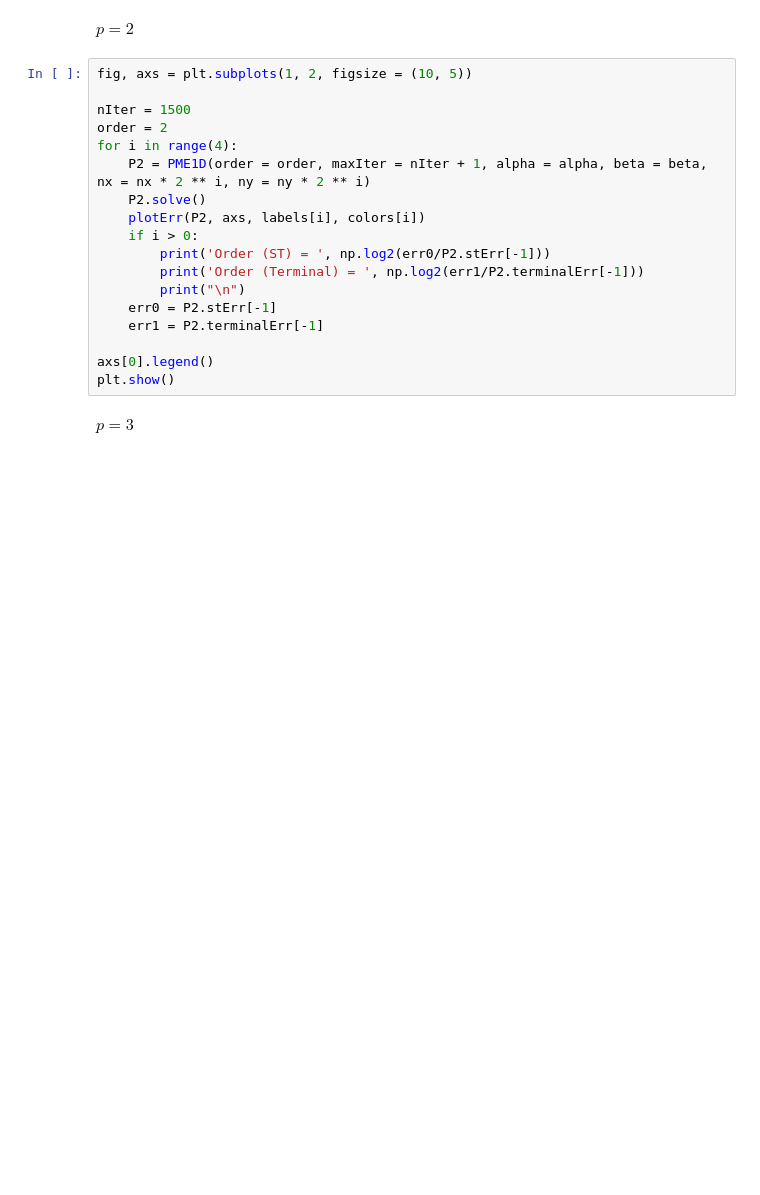
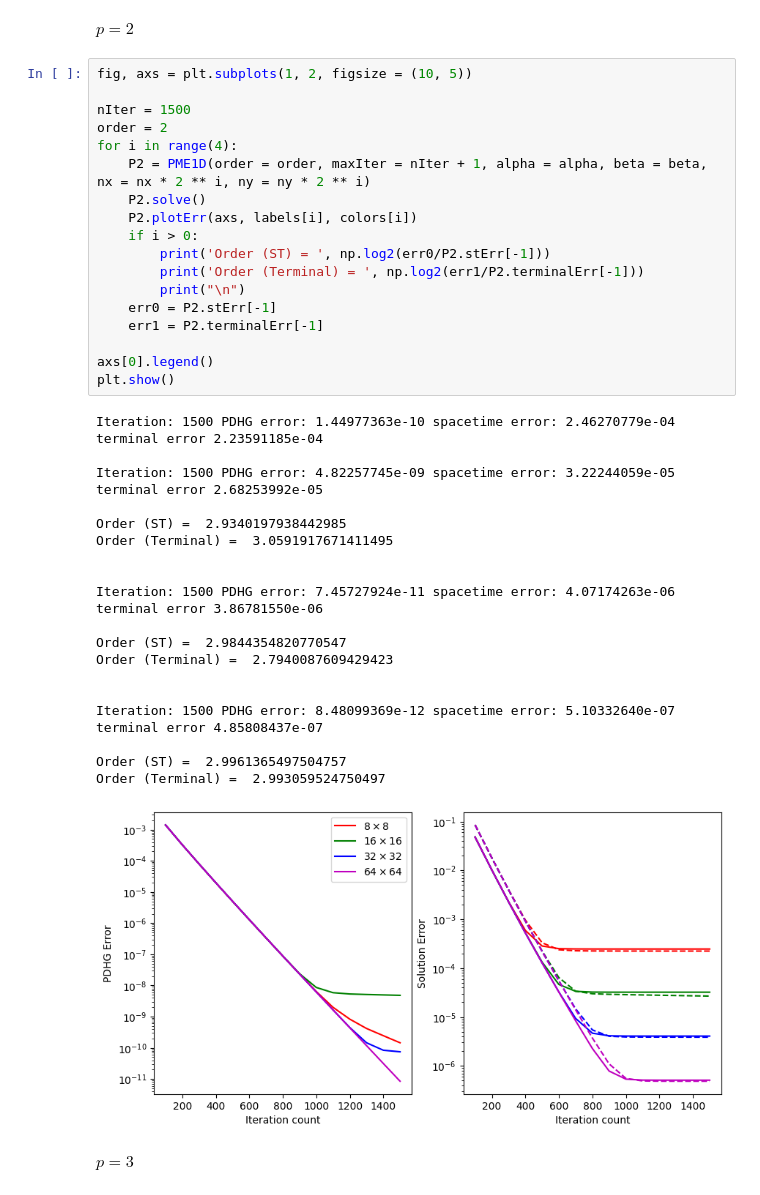
Before and after one commit to avj-jpg/WassersteinGradientFlows, a Jupyter notebook: PME.ipynb, the cells around one changed output. Saved outputs shown, nothing was run; the diff lists cells and outputs as text; blank space fills up the shorter version.

```diff
--- a/PME.ipynb
+++ b/PME.ipynb
@@ -77,21 +75,41 @@ $p=2$
 # %%
 fig, axs = plt.subplots(1, 2, figsize = (10, 5))
 
 nIter = 1500
 order = 2
 for i in range(4):
     P2 = PME1D(order = order, maxIter = nIter + 1, alpha = alpha, beta = beta, nx = nx * 2 ** i, ny = ny * 2 ** i)
     P2.solve()
-    plotErr(P2, axs, labels[i], colors[i])
+    P2.plotErr(axs, labels[i], colors[i])
     if i > 0:
         print('Order (ST) = ', np.log2(err0/P2.stErr[-1]))
         print('Order (Terminal) = ', np.log2(err1/P2.terminalErr[-1]))
         print("\n")
     err0 = P2.stErr[-1]
     err1 = P2.terminalErr[-1]
 
 axs[0].legend()
 plt.show()
+# %% [output]
+Iteration: 1500 PDHG error: 1.44977363e-10 spacetime error: 2.46270779e-04 terminal error 2.23591185e-04
+
+Iteration: 1500 PDHG error: 4.82257745e-09 spacetime error: 3.22244059e-05 terminal error 2.68253992e-05
+
+Order (ST) =  2.9340197938442985
+Order (Terminal) =  3.0591917671411495
+
+
+Iteration: 1500 PDHG error: 7.45727924e-11 spacetime error: 4.07174263e-06 terminal error 3.86781550e-06
+
+Order (ST) =  2.9844354820770547
+Order (Terminal) =  2.7940087609429423
+
+
+Iteration: 1500 PDHG error: 8.48099369e-12 spacetime error: 5.10332640e-07 terminal error 4.85808437e-07
+
+Order (ST) =  2.9961365497504757
+Order (Terminal) =  2.993059524750497
+[figure, added]
 # %% [markdown]
 $p=3$
 # %%
```
Also changed, not shown: parts of 16 cells of this notebook, 16 other files.
